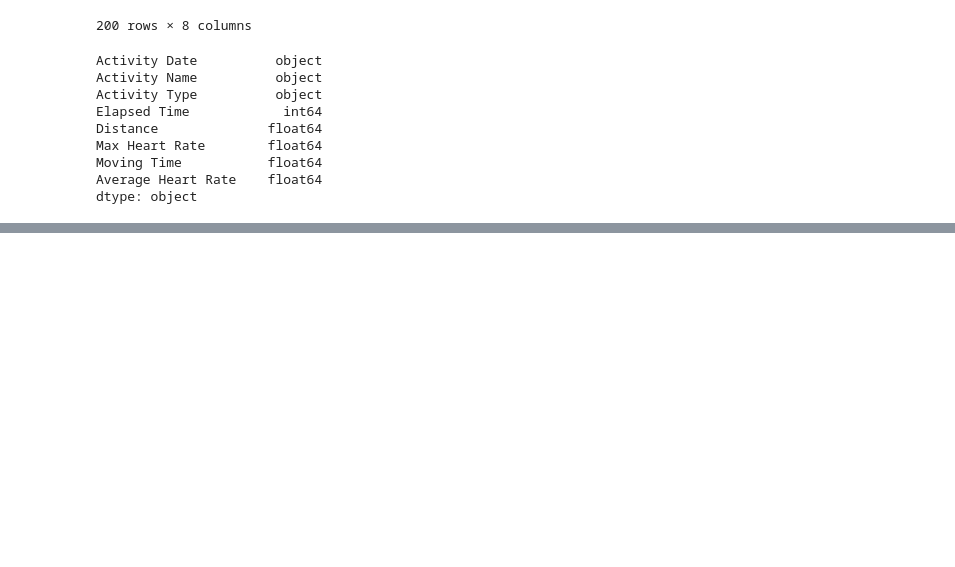
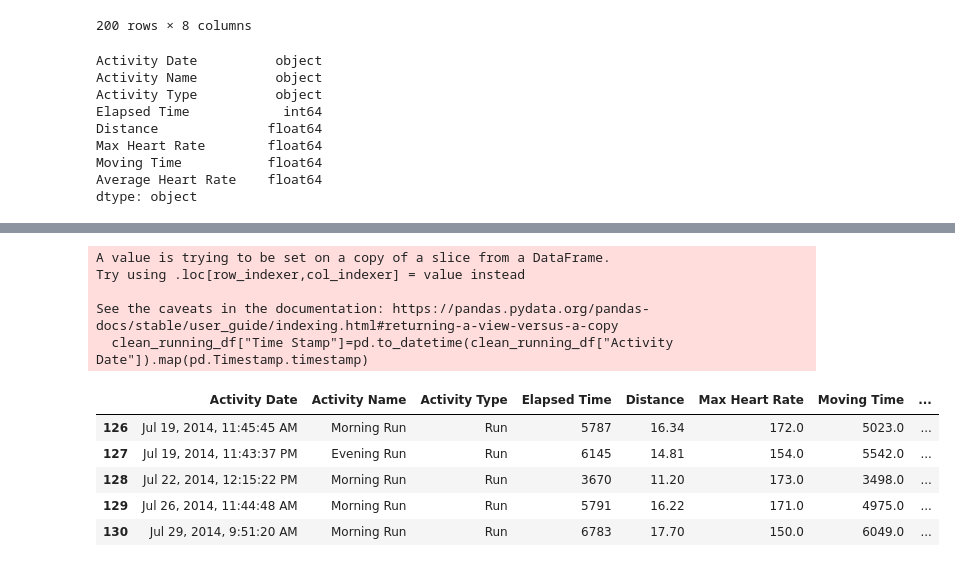
Before and after one commit to johnsilb/project_2, a Jupyter notebook: running.ipynb, the cells around one changed output, grey strips where cells are left out. Drawn from its saved outputs; the diff is of its cells as text; code cells hidden in the pictures; blank space fills up the shorter version.

```diff
--- a/running.ipynb
+++ b/running.ipynb
@@ -99,0 +100,19 @@ clean_running_df
+# %%
+#Convert month to number for each occurrence within clean_running_df
+
+from datetime import datetime
+
+clean_running_df["Time Stamp"]=pd.to_datetime(clean_running_df["Activity Date"]).map(pd.Timestamp.timestamp)
+clean_running_df.head()
+# %% [output]
+A value is trying to be set on a copy of a slice from a DataFrame.
+Try using .loc[row_indexer,col_indexer] = value instead
+
+See the caveats in the documentation: https://pandas.pydata.org/pandas-docs/stable/user_guide/indexing.html#returning-a-view-versus-a-copy
+  clean_running_df["Time Stamp"]=pd.to_datetime(clean_running_df["Activity Date"]).map(pd.Timestamp.timestamp)
+|  | Activity Date | Activity Name | Activity Type | Elapsed Time | Distance | Max Heart Rate | Moving Time | ... |
+| 126 | Jul 19, 2014, 11:45:45 AM | Morning Run | Run | 5787 | 16.34 | 172.0 | 5023.0 | ... |
+| 127 | Jul 19, 2014, 11:43:37 PM | Evening Run | Run | 6145 | 14.81 | 154.0 | 5542.0 | ... |
+| 128 | Jul 22, 2014, 12:15:22 PM | Morning Run | Run | 3670 | 11.20 | 173.0 | 3498.0 | ... |
+| 129 | Jul 26, 2014, 11:44:48 AM | Morning Run | Run | 5791 | 16.22 | 171.0 | 4975.0 | ... |
+| 130 | Jul 29, 2014, 9:51:20 AM | Morning Run | Run | 6783 | 17.70 | 150.0 | 6049.0 | ... |
```
Also changed, not shown: parts of 9 cells of this notebook, 1 other file.
